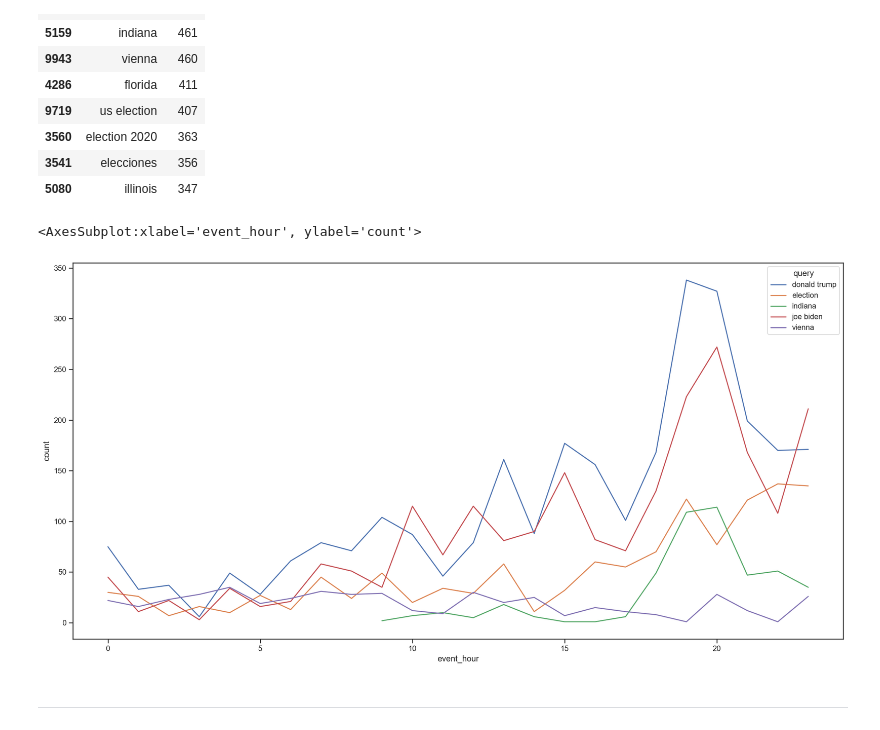
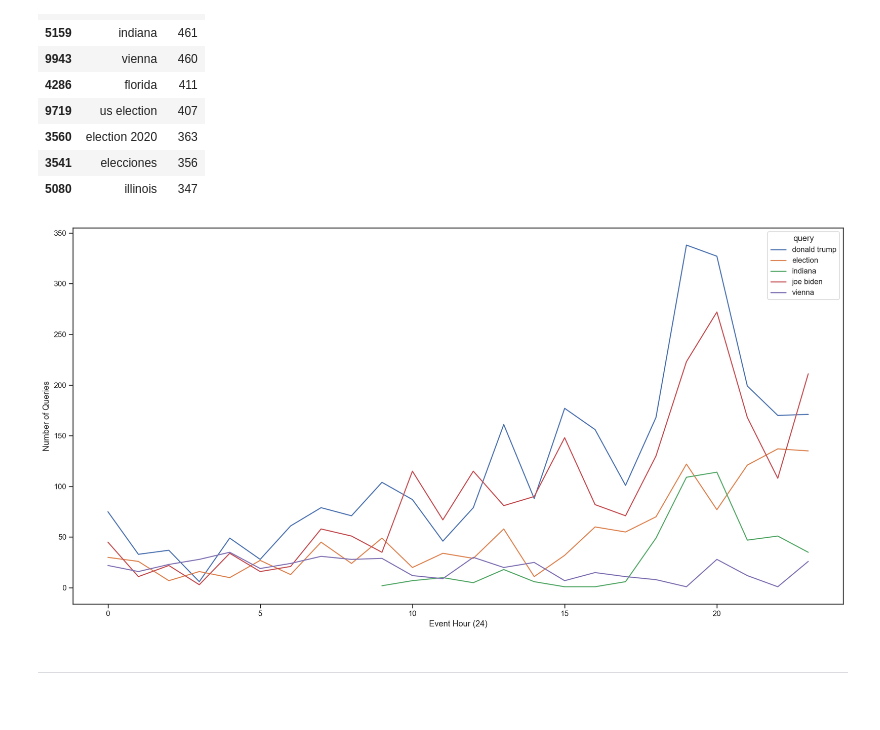
Before and after one commit to dmnapolitano/ap_data_science_manager_interview, a Jupyter notebook: Data Exploration.ipynb, the cells around one changed output. Drawn from its saved outputs; the diff is of its cells as text; code cells hidden in the pictures.

Commit message:
Committing the data exploration notebook thus far

```diff
--- a/Data Exploration.ipynb
+++ b/Data Exploration.ipynb
@@ -84,16 +80,16 @@ df = pandas.read_sql("SELECT event_time, query, media_types from keyword_search
 df["event_hour"] = df["event_time"].dt.hour
 del df["event_time"]
 
-multi_media = df.query('media_types.str.contains(",") | media_types == "all"').copy()
+multi_media = df.query('media_types.str.contains(",")').copy()# | media_types == "all"').copy()
 df = df[~df.index.isin(multi_media.index)].copy()
 for (i, row) in multi_media.iterrows():
     new_rows = []
     if "," in row["media_types"]:
         new_rows += [{"query" : row["query"], "event_hour" : row["event_hour"], "media_types" : m}
                      for m in row["media_types"].split(",")]
-    else:
-        new_rows += [{"query" : row["query"], "event_hour" : row["event_hour"], "media_types" : m} for m in
-                     ["text", "photo", "video", "audio", "graphic"]]
+    #else:
+    #    new_rows += [{"query" : row["query"], "event_hour" : row["event_hour"], "media_types" : m} for m in
+    #                 ["text", "photo", "video", "audio", "graphic"]]
     df = df.append(new_rows, ignore_index=True)
 
 df["query"] = df["query"].apply(str.lower)
@@ -141,10 +122,11 @@ top_10
 # %%
 top_5_per_hour = df[df["query"].isin(top_10["query"][0:5])].groupby(["query", "event_hour"]).size().reset_index()
 top_5_per_hour = top_5_per_hour.rename(columns={0 : "count"})
-sns.lineplot(data=top_5_per_hour, x="event_hour", y="count", hue="query")
+ax = sns.lineplot(data=top_5_per_hour, x="event_hour", y="count", hue="query")
+ax.set(xlabel="Event Hour (24)", ylabel="Number of Queries")
+plt.show()
 # %% [output]
-<AxesSubplot:xlabel='event_hour', ylabel='count'>
-[figure, old version]
+[figure, new version]
 # %% [markdown]
 ---
 # %%
```
Also changed, not shown: parts of 20 cells of this notebook.
